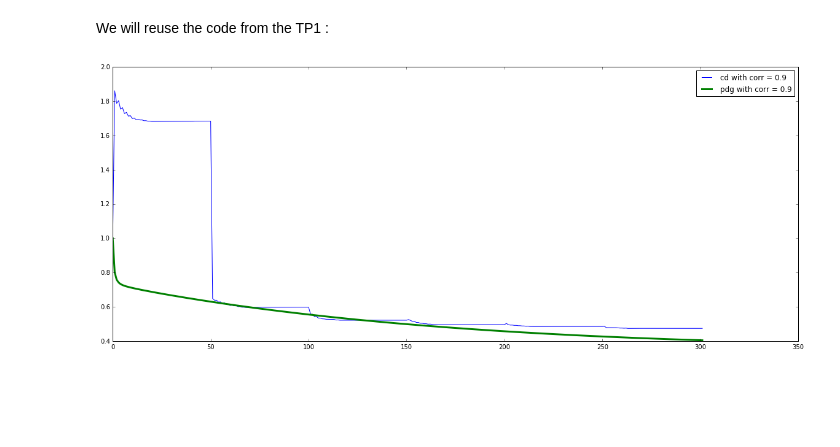
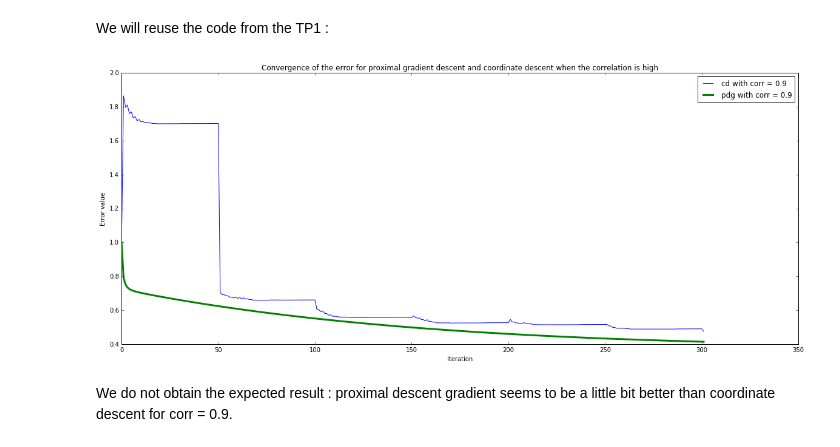
Before and after one commit to leotreguer/Optimization-for-Data-Science, a Jupyter notebook: tp_cd_treguer_leo_and_miah_mehdi.ipynb, the cells around one changed output. Saved outputs shown, nothing was run; the diff lists cells and outputs as text; code cells hidden in the pictures; blank space fills up the shorter version.

```diff
--- a/tp_cd_treguer_leo_and_miah_mehdi.ipynb
+++ b/tp_cd_treguer_leo_and_miah_mehdi.ipynb
@@ -400,9 +410,10 @@ x0 = np.zeros(n_features)
 n_iter = 150
 s = 1e-1
 
-corr_x = 0.9+ np.arange(10)/100
+corr_x = 0+ np.arange(10)/10
 err_corr = []
 
+#For each value of corr, we compute a linear regression in order to compare the error
 for i in range(len(corr_x)):
 
     #Generating A and b
@@ -420,4 +431,7 @@ for i in range(len(corr_x)):
 
     plt.plot(err_corr[i], label = corr_x[i])
     plt.legend()
+    plt.xlabel('Iteration')
+    plt.ylabel('Error value')
+    plt.title('Convergence of the error for different correlation value')
 # %% [output]
@@ -499,8 +515,9 @@ s = 1e-2
 
 corr_x = 0.9+ np.arange(1)/10
 err_corr_cd = []
-err_corr_pdg = []
+err_corr_pgd = []
 
+#For each value of corr, we compute a linear regression with proximal descent gradient and proximal coordinate descent
 for i in range(len(corr_x)):
 
     #Generating A and b
@@ -511,18 +528,23 @@ for i in range(len(corr_x)):
 
     #Test with the Lasso function, proximal descent gradient
     step = 1/lip_linreg(A)
-    x_pdg, obj_pdg,err_pdg = ista(x0, loss_linreg, grad_linreg, lasso, prox_lasso, step, s, n_iter,x_true=coefs, verbose=False)
+    x_pgd, obj_pgd,err_pgd = ista(x0, loss_linreg, grad_linreg, lasso, prox_lasso, step, s, n_iter,x_true=coefs, verbose=False)
 
     #Collect error
     err_corr_cd.append(err_cd)
-    err_corr_pdg.append(err_pdg)
+    err_corr_pgd.append(err_pgd)
 # %%
 plt.figure(figsize=(20.0, 8.0))
 
 for i in range(len(corr_x)):
 
     plt.plot(err_corr_cd[i], label = "cd with corr = " + str(corr_x[i]))
-    plt.plot(err_corr_pdg[i], label = "pdg with corr = " + str(corr_x[i]), linewidth=3.0)
+    plt.plot(err_corr_pgd[i], label = "pdg with corr = " + str(corr_x[i]), linewidth=3.0)
     plt.legend()
+    plt.xlabel('Iteration')
+    plt.ylabel('Error value')
+    plt.title('Convergence of the error for proximal gradient descent and coordinate descent when the correlation is high')
 # %% [output]
-[figure, old version]
+[figure, new version]
+# %% [markdown]
+We do not obtain the expected result : proximal descent gradient seems to be a little bit better than coordinate descent for corr = 0.9.
```
Also changed, not shown: parts of 14 cells of this notebook.
